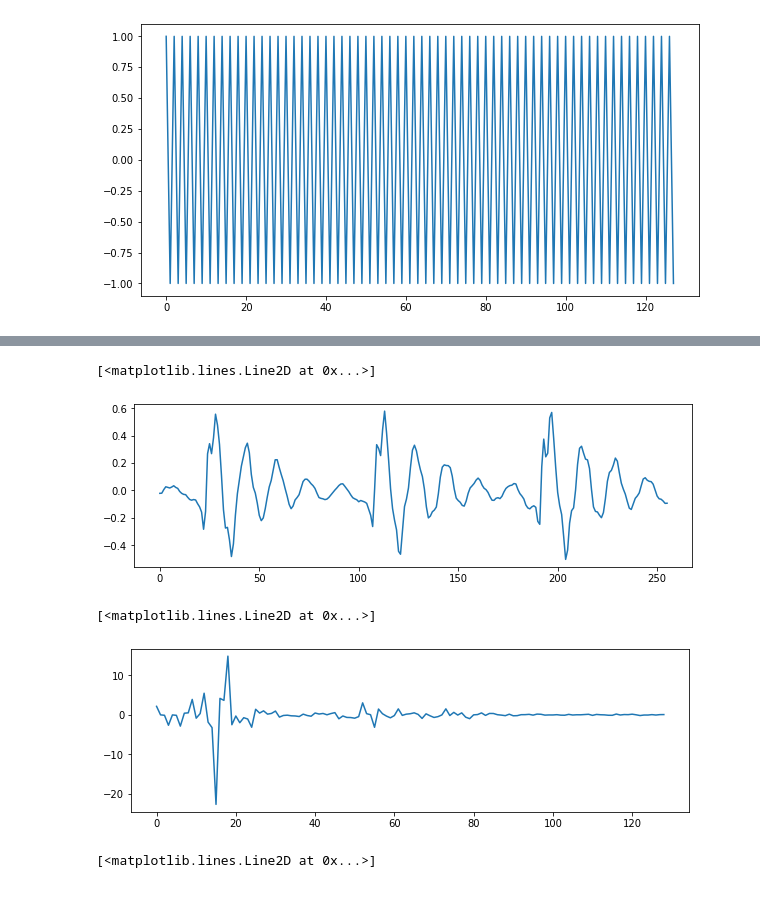
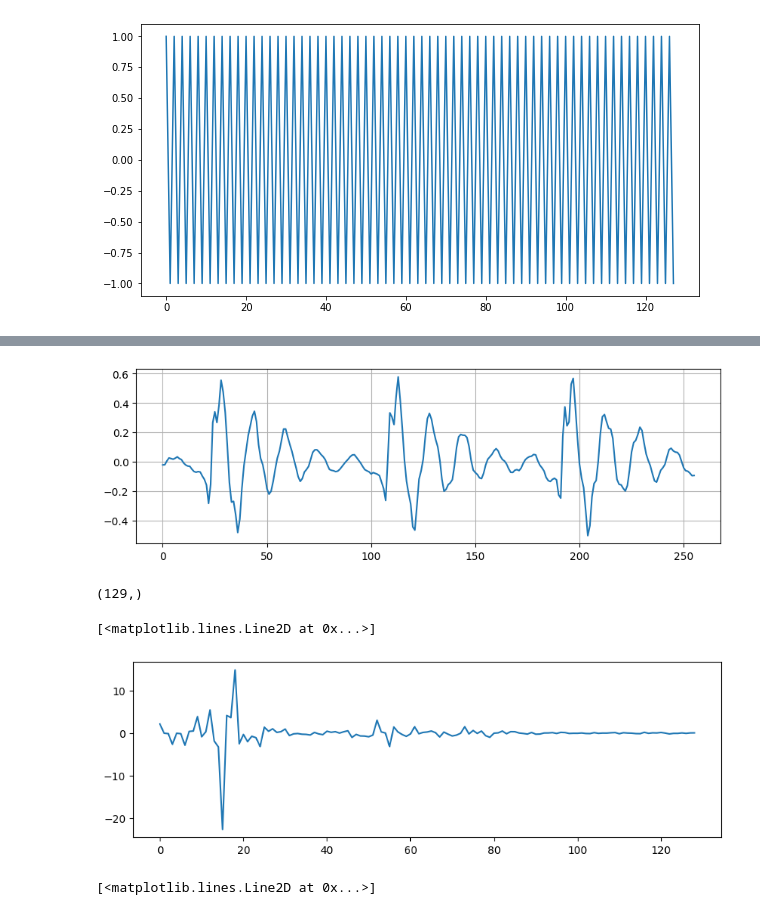
Before and after one commit to Katzoun/ISS-course, a Jupyter notebook: 02_spectral_analysis_1/02_spectral.ipynb, the cells around one changed output, grey strips where cells are left out. Cells and saved outputs as stored; diff of their text form; code cells hidden in the pictures.

```diff
--- a/02_spectral_analysis_1/02_spectral.ipynb
+++ b/02_spectral_analysis_1/02_spectral.ipynb
@@ -337,15 +334,15 @@ plt.plot(s)
 # %%
 # we want only 256 samples of 'e' ...
 N = 256
 n = np.arange(0,N)
 x = s[1500:1500+N]
 display(Audio(x, rate=Fs))
 plt.figure(figsize=(10,3))
 plt.plot(n,x)
+plt.grid()
 # %% [output]
 [interactive output not drawn]
-[<matplotlib.lines.Line2D at 0x...>]
-[figure, old version]
+[figure, new version]
 # %%
 # >>>>>>>>>>>>>>>>> #full_cos_anal <<<<<<<<<<<<<<<<<<<<<<<<<
 # prepare the bases
@@ -356,12 +353,14 @@ for k in kall:
     A[k,:] = np.cos(2 * np.pi * k / N * n)
 # run the analysis !
 c = np.matmul(A, x.T)
+print(np.shape(c))
 plt.figure(figsize=(10,3))
 plt.plot(kall,c)
 #print(c)
 # %% [output]
-[<matplotlib.lines.Line2D at 0x...>]
+(129,)
+[<matplotlib.lines.Line2D at 0x...>]
-[figure, old version]
+[figure, new version]
 # %%
 plt.figure(figsize=(10,3))
 plt.plot(kall,np.abs(c))
```
Also changed, not shown: parts of 5 cells of this notebook, 3 other files.
